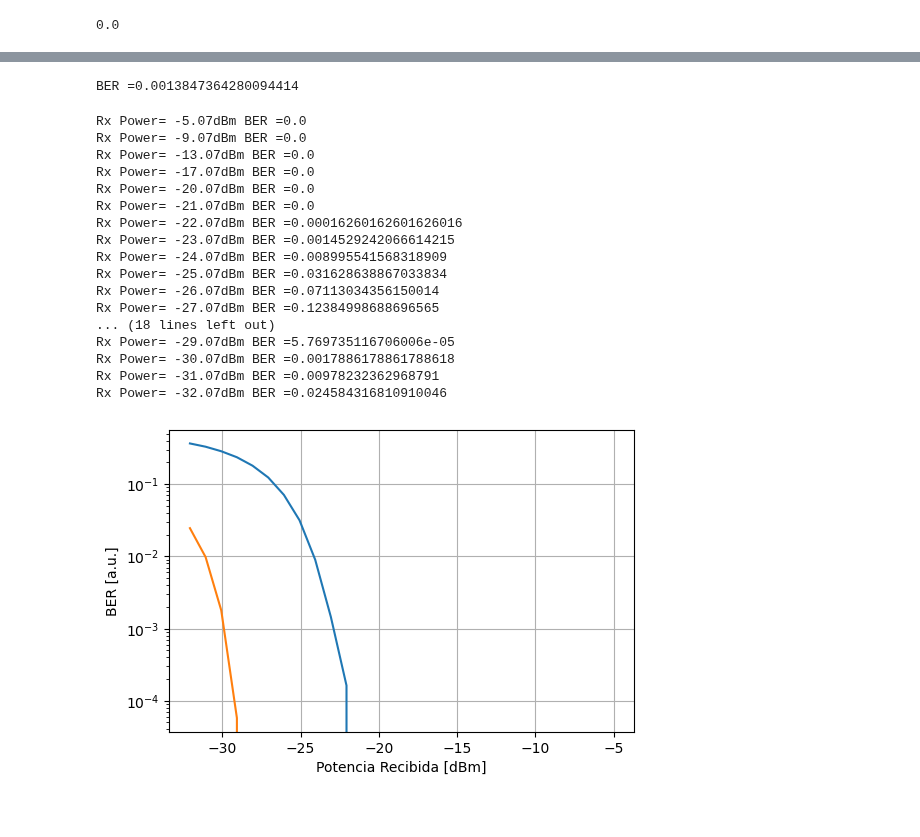
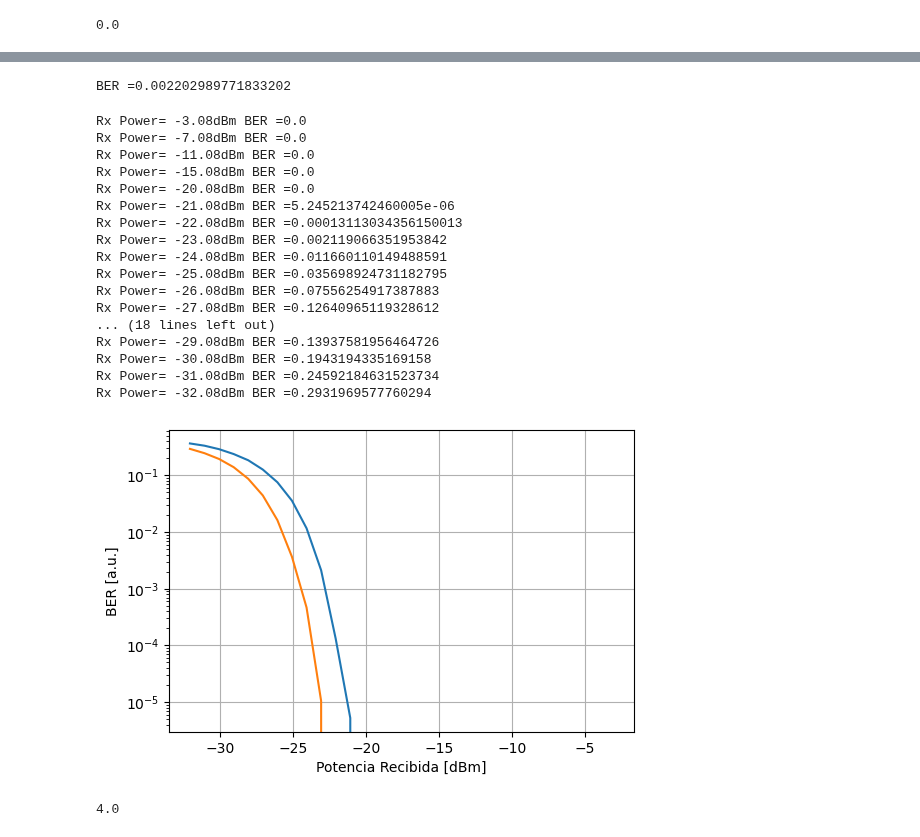
Before and after one commit to DiegoVillafani1/Red-de-transporte-de-fibra-optica-para-5G, a Jupyter notebook: 5G_clase_4.ipynb, the cells around one changed output, grey strips where cells are left out. Drawn from its saved outputs; the diff is of its cells as text; code cells hidden in the pictures.

```diff
--- a/5G_clase_4.ipynb
+++ b/5G_clase_4.ipynb
@@ -253,8 +253,9 @@ plt.show()
 #Decisión entre 0 y 1:
 Limite = np.mean(Rx_I_noise)
 samples_per_bit=int(np.ceil(numero_de_muestras/len(bits)))
+spacing=int(np.ceil(samples_per_bit/2))
 #Recuperacion del bit muestreando en el medio del bit
-bits_rx=Rx_I_noise[5:-1:samples_per_bit]
+bits_rx=Rx_I_noise[spacing:-1:samples_per_bit]
 #Decision entre 0 y 1
 bits_rx[bits_rx>Limite]=1
 bits_rx[bits_rx<=Limite]=0
@@ -265,11 +266,11 @@ BER=(len(bits_rx)-np.sum(bits_rx==bits[0:len(bits_rx)]))/len(bits_rx)
 
 print('BER ='+str(BER))
 # %% [output]
-BER =0.0013847364280094414
+BER =0.002202989771833202
 # %%
 #Making a BER curve
 
-Distancias=np.concatenate((np.arange(10,80,20),np.arange(85,150,5)))
+Distancias=np.concatenate((np.arange(0,80,20),np.arange(85,150,5)))
 BER_l=[]
 Rx_p=[]
 
@@ -319,8 +320,9 @@ for ind in np.arange(0,len(Distancias)):
     #Decisión entre 0 y 1:
     Limite = np.mean(Rx_I_noise)
     samples_per_bit=int(np.ceil(numero_de_muestras/len(bits)))
+    spacing=int(np.ceil(samples_per_bit/2))
     #Recuperacion del bit muestreando en el medio del bit
-    bits_rx=Rx_I_noise[5:-1:samples_per_bit]
+    bits_rx=Rx_I_noise[spacing:-1:samples_per_bit]
     #Decision entre 0 y 1
     bits_rx[bits_rx<=Limite]=0
     bits_rx[bits_rx>Limite]=1
@@ -345,7 +347,7 @@ for ind in np.arange(0,len(Distancias)):
     alpha=att_db*1e3*np.log(10)/10/1e3
 
     #Parametro de la fibra optica
-    D=17e-6 #Parametro de dispersion chromatica [s/m^2]
+    D=0#17e-6 #Parametro de dispersion chromatica [s/m^2]
 
     #Beta2
     beta2=D*(-Longitud_de_onda_del_laser_central**2)/2/np.pi/c #[s/m^2]
@@ -369,7 +371,7 @@ for ind in np.arange(0,len(Distancias)):
 
     #Simulacion del Receptor
 
-    Responsividad=9
+    Responsividad=0.9
     Ruido=0.001
 
     Rx_I=Responsividad*abs(att_dis_laser_mod)**2
@@ -377,48 +379,53 @@ for ind in np.arange(0,len(Distancias)):
     noise = np.random.normal(0, Ruido, Rx_I.shape)
     Rx_I_noise = Rx_I + noise
 
 
     #Calculo del BER
     #Decisión entre 0 y 1:
     Limite = np.mean(Rx_I_noise)
     samples_per_bit=int(np.ceil(numero_de_muestras/len(bits)))
+    spacing=int(np.ceil(samples_per_bit/2))
     #Recuperacion del bit muestreando en el medio del bit
-    bits_rx=Rx_I_noise[5:-1:samples_per_bit]
+    bits_rx=Rx_I_noise[spacing:-1:samples_per_bit]
     #Decision entre 0 y 1
     bits_rx[bits_rx<=Limite]=0
     bits_rx[bits_rx>Limite]=1
 
 
 
     #Calculo del BER
     BER=(len(bits_rx)-np.sum(bits_rx==bits[0:len(bits_rx)]))/len(bits_rx)
     print('Rx Power= '+str(np.round(10*np.log10(P_mean),2))+ 'dBm BER ='+str(BER))
     BER_l2.append(BER)
 
 #Graficando BER vs Rx Power
 plt.rcParams['figure.dpi'] = 100 # 200 e.g. is really fine, but slower
 plt.grid(True)
 plt.plot(Rx_p,BER_l,Rx_p2,BER_l2)
 plt.yscale('log')
 plt.ylabel('BER [a.u.]')
 plt.xlabel('Potencia Recibida [dBm]')
 plt.show()
 # %% [output]
-Rx Power= -5.07dBm BER =0.0
-Rx Power= -9.07dBm BER =0.0
-Rx Power= -13.07dBm BER =0.0
-Rx Power= -17.07dBm BER =0.0
-Rx Power= -20.07dBm BER =0.0
-Rx Power= -21.07dBm BER =0.0
-Rx Power= -22.07dBm BER =0.00016260162601626016
-Rx Power= -23.07dBm BER =0.0014529242066614215
-Rx Power= -24.07dBm BER =0.008995541568318909
-Rx Power= -25.07dBm BER =0.031628638867033834
-Rx Power= -26.07dBm BER =0.07113034356150014
-Rx Power= -27.07dBm BER =0.12384998688696565
+Rx Power= -3.08dBm BER =0.0
+Rx Power= -7.08dBm BER =0.0
+Rx Power= -11.08dBm BER =0.0
+Rx Power= -15.08dBm BER =0.0
+Rx Power= -20.08dBm BER =0.0
+Rx Power= -21.08dBm BER =5.245213742460005e-06
+Rx Power= -22.08dBm BER =0.00013113034356150013
+Rx Power= -23.08dBm BER =0.002119066351953842
+Rx Power= -24.08dBm BER =0.011660110149488591
+Rx Power= -25.08dBm BER =0.035698924731182795
+Rx Power= -26.08dBm BER =0.07556254917387883
+Rx Power= -27.08dBm BER =0.12640965119328612
 ... (18 lines left out)
-Rx Power= -29.07dBm BER =5.769735116706006e-05
-Rx Power= -30.07dBm BER =0.0017886178861788618
-Rx Power= -31.07dBm BER =0.00978232362968791
-Rx Power= -32.07dBm BER =0.024584316810910046
+Rx Power= -29.08dBm BER =0.13937581956464726
+Rx Power= -30.08dBm BER =0.1943194335169158
+Rx Power= -31.08dBm BER =0.24592184631523734
+Rx Power= -32.08dBm BER =0.2931969577760294
-[figure, old version]
+[figure, new version]
+# %%
+np.ceil(numero_de_muestras/len(bits))
+# %% [output]
+4.0
```
Also changed, not shown: parts of 5 cells of this notebook.
